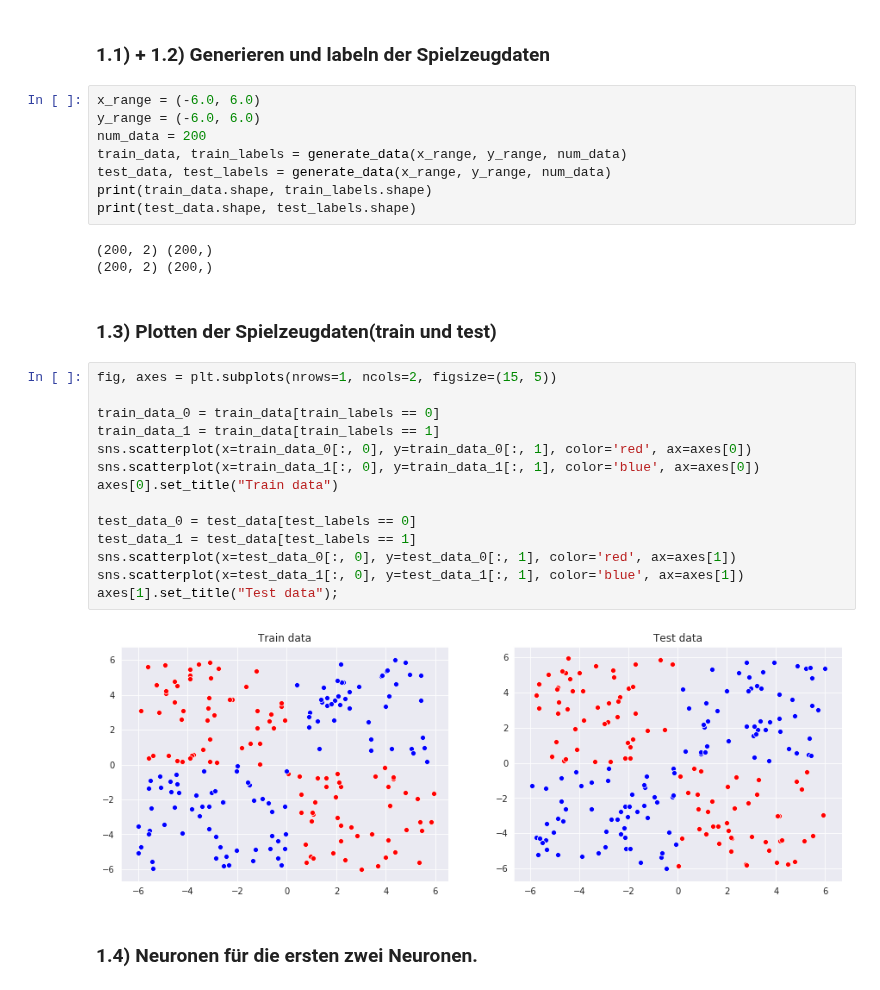
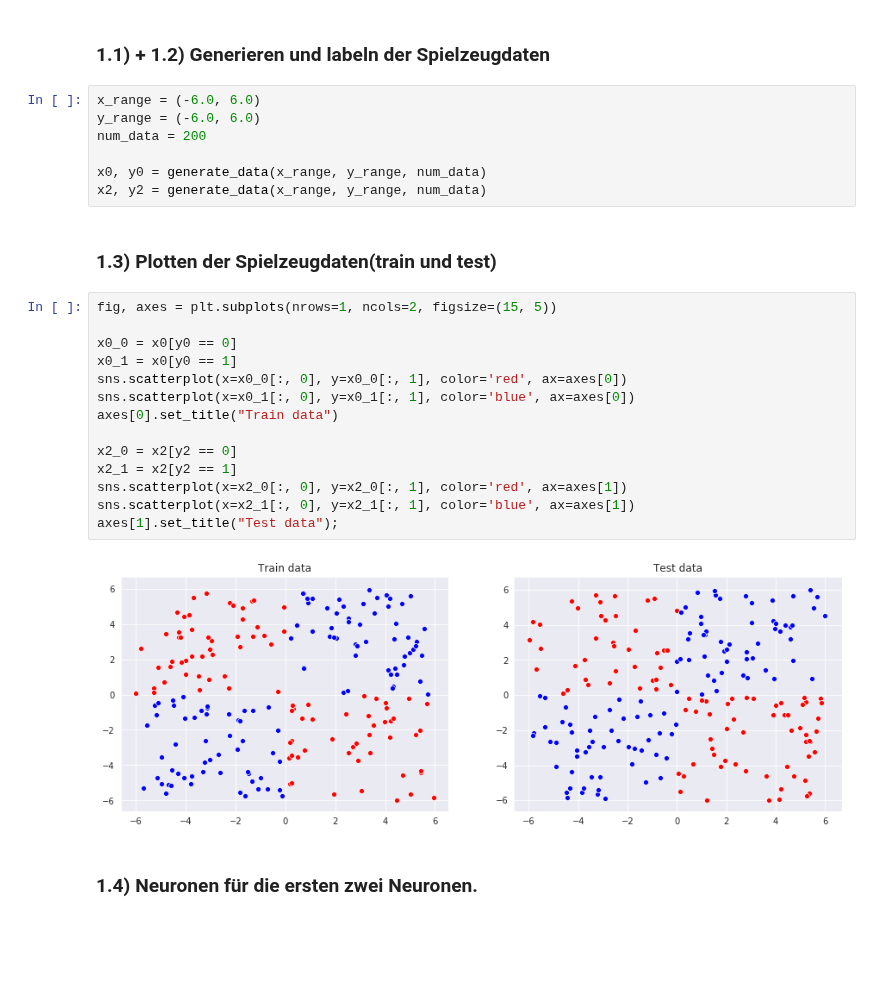
Before and after one commit to hekrause/htwg_mldl, a Jupyter notebook: Uebungen/Uebung05/Notebooks/work.ipynb, the cells around one changed output. Drawn from its saved outputs; the diff is of its cells as text; blank space fills up the shorter version.

```diff
--- a/Uebungen/Uebung05/Notebooks/work.ipynb
+++ b/Uebungen/Uebung05/Notebooks/work.ipynb
@@ -54,31 +353,27 @@ def sigmoid(z):
 x_range = (-6.0, 6.0)
 y_range = (-6.0, 6.0)
 num_data = 200
-train_data, train_labels = generate_data(x_range, y_range, num_data)
-test_data, test_labels = generate_data(x_range, y_range, num_data)
-print(train_data.shape, train_labels.shape)
-print(test_data.shape, test_labels.shape)
+
+x0, y0 = generate_data(x_range, y_range, num_data)
+x2, y2 = generate_data(x_range, y_range, num_data)
-# %% [output]
-(200, 2) (200,)
-(200, 2) (200,)
 # %% [markdown]
 ### 1.3) Plotten der Spielzeugdaten(train und test)
 # %%
 fig, axes = plt.subplots(nrows=1, ncols=2, figsize=(15, 5))
 
-train_data_0 = train_data[train_labels == 0]
-train_data_1 = train_data[train_labels == 1]
-sns.scatterplot(x=train_data_0[:, 0], y=train_data_0[:, 1], color='red', ax=axes[0])
-sns.scatterplot(x=train_data_1[:, 0], y=train_data_1[:, 1], color='blue', ax=axes[0])
+x0_0 = x0[y0 == 0]
+x0_1 = x0[y0 == 1]
+sns.scatterplot(x=x0_0[:, 0], y=x0_0[:, 1], color='red', ax=axes[0])
+sns.scatterplot(x=x0_1[:, 0], y=x0_1[:, 1], color='blue', ax=axes[0])
 axes[0].set_title("Train data")
 
-test_data_0 = test_data[test_labels == 0]
-test_data_1 = test_data[test_labels == 1]
-sns.scatterplot(x=test_data_0[:, 0], y=test_data_0[:, 1], color='red', ax=axes[1])
-sns.scatterplot(x=test_data_1[:, 0], y=test_data_1[:, 1], color='blue', ax=axes[1])
+x2_0 = x2[y2 == 0]
+x2_1 = x2[y2 == 1]
+sns.scatterplot(x=x2_0[:, 0], y=x2_0[:, 1], color='red', ax=axes[1])
+sns.scatterplot(x=x2_1[:, 0], y=x2_1[:, 1], color='blue', ax=axes[1])
 axes[1].set_title("Test data");
 # %% [output]
-[figure, old version]
+[figure, new version]
 # %% [markdown]
 ### 1.4) Neuronen für die ersten zwei Neuronen.
 # %%
```
Also changed, not shown: parts of 30 cells of this notebook.
